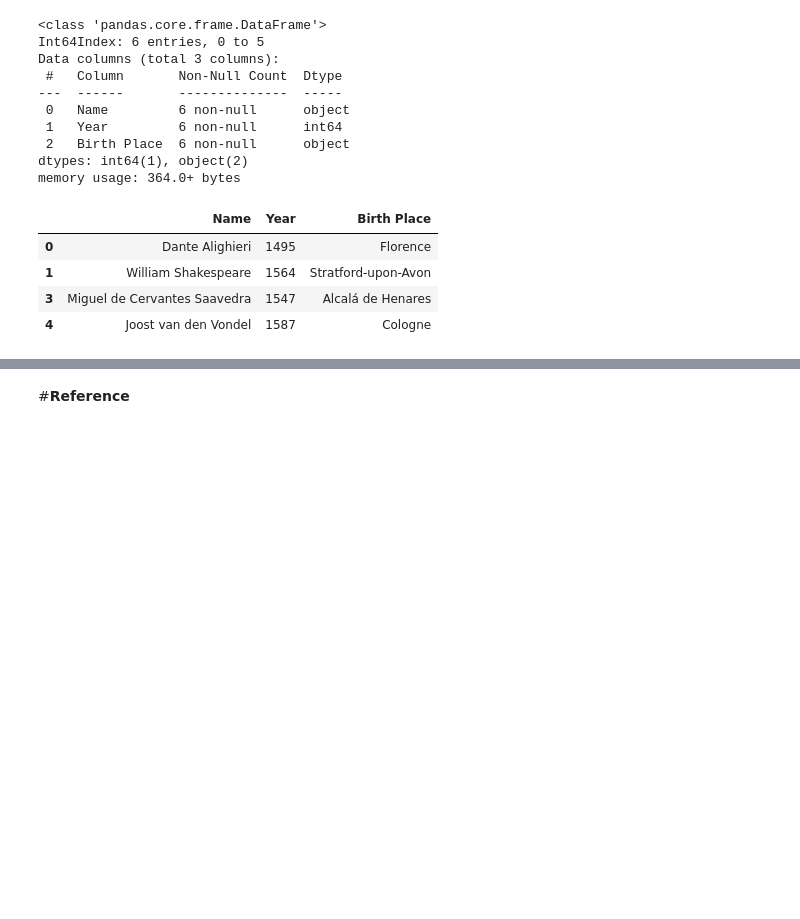
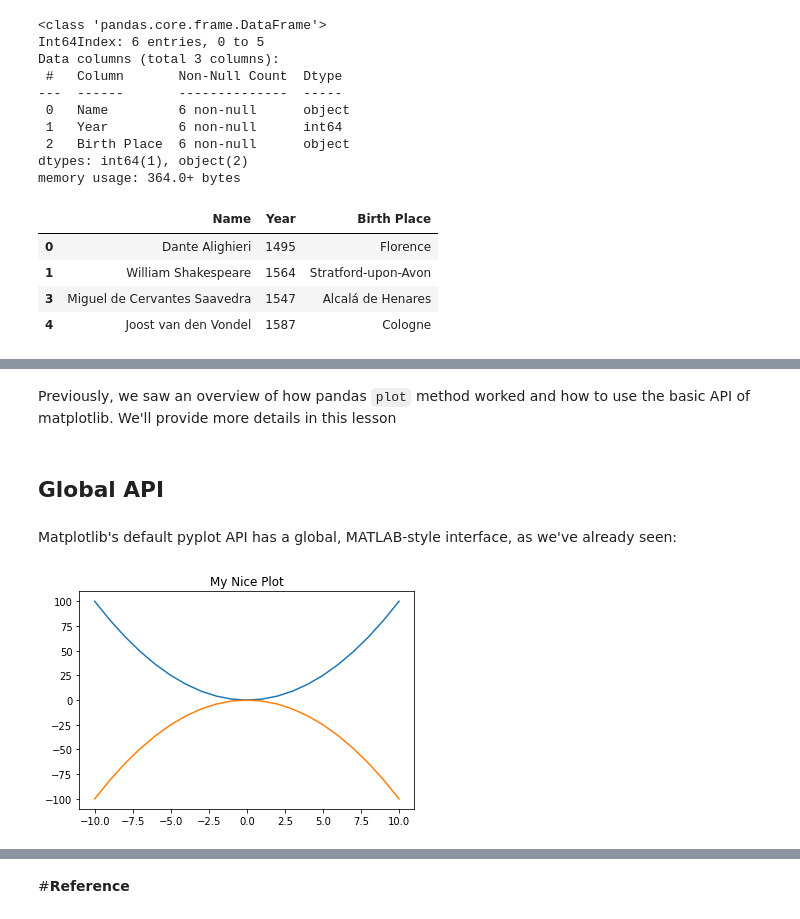
Before and after one commit to niklaust/Data_Science, a Jupyter notebook: Data_Cleaning_notebook_of_niklaust.ipynb, the cells around one changed output, grey strips where cells are left out. Saved outputs shown, nothing was run; the diff lists cells and outputs as text; code cells hidden in the pictures; blank space fills up the shorter version.

```diff
--- a/Data_Cleaning_notebook_of_niklaust.ipynb
+++ b/Data_Cleaning_notebook_of_niklaust.ipynb
@@ -1292,0 +1295,2 @@ df2[df2['Year'] < 1700]
+# %% [markdown]
+Previously, we saw an overview of how pandas `plot` method worked and how to use the basic API of matplotlib. We'll provide more details in this lesson
@@ -1292,0 +1303,13 @@ df2[df2['Year'] < 1700]
+# %% [markdown]
+## **Global API**
+# %% [markdown]
+Matplotlib's default pyplot API has a global, MATLAB-style interface, as we've already seen:
+# %%
+x = np.arange(-10, 11)
+# %%
+plt.figure(figsize=(6, 4))
+plt.title('My Nice Plot')
+plt.plot(x, x**2)
+plt.plot(x, -1*(x**2));
+# %% [output]
+[figure, added]
```
Also changed, not shown: parts of 47 cells of this notebook.
